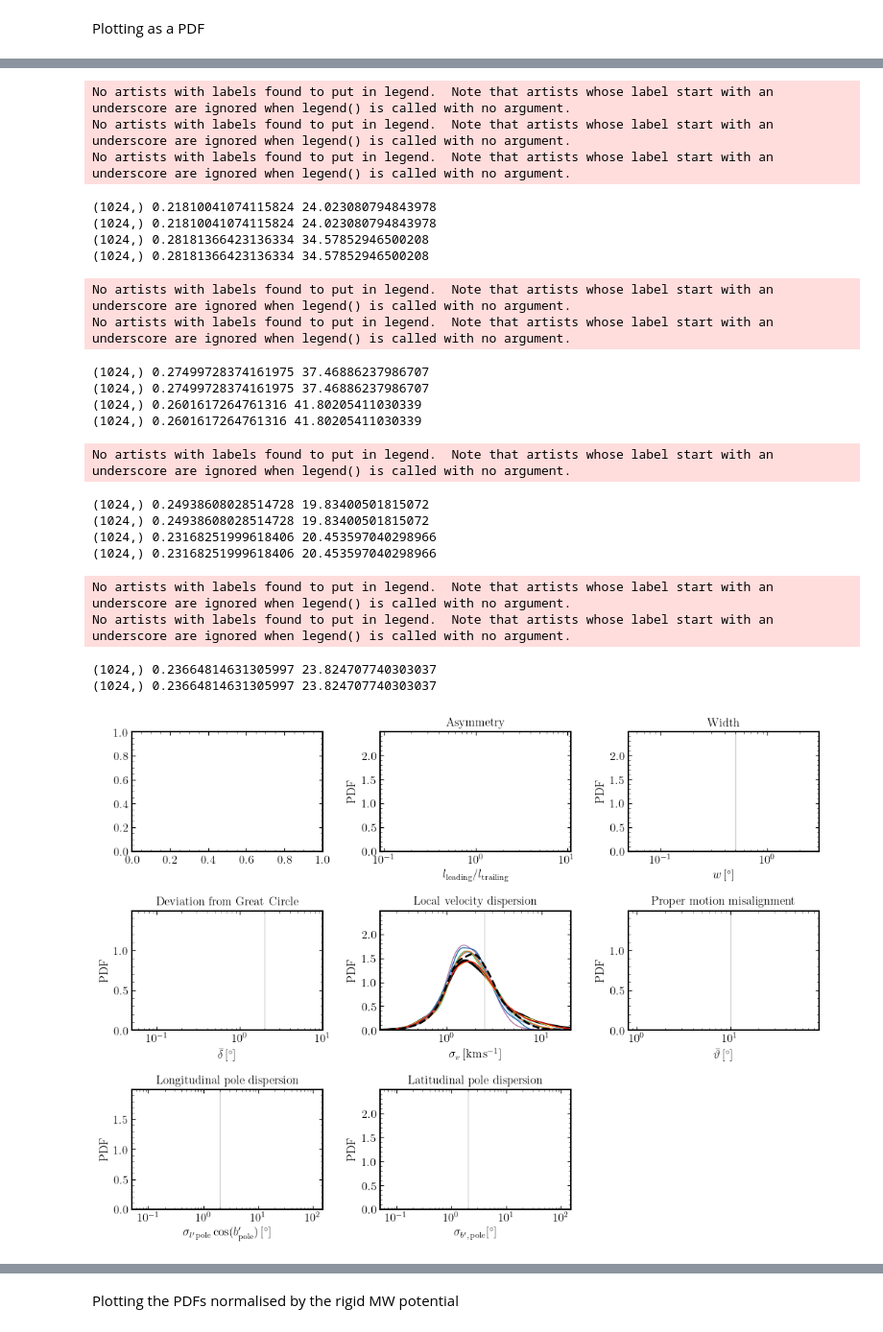
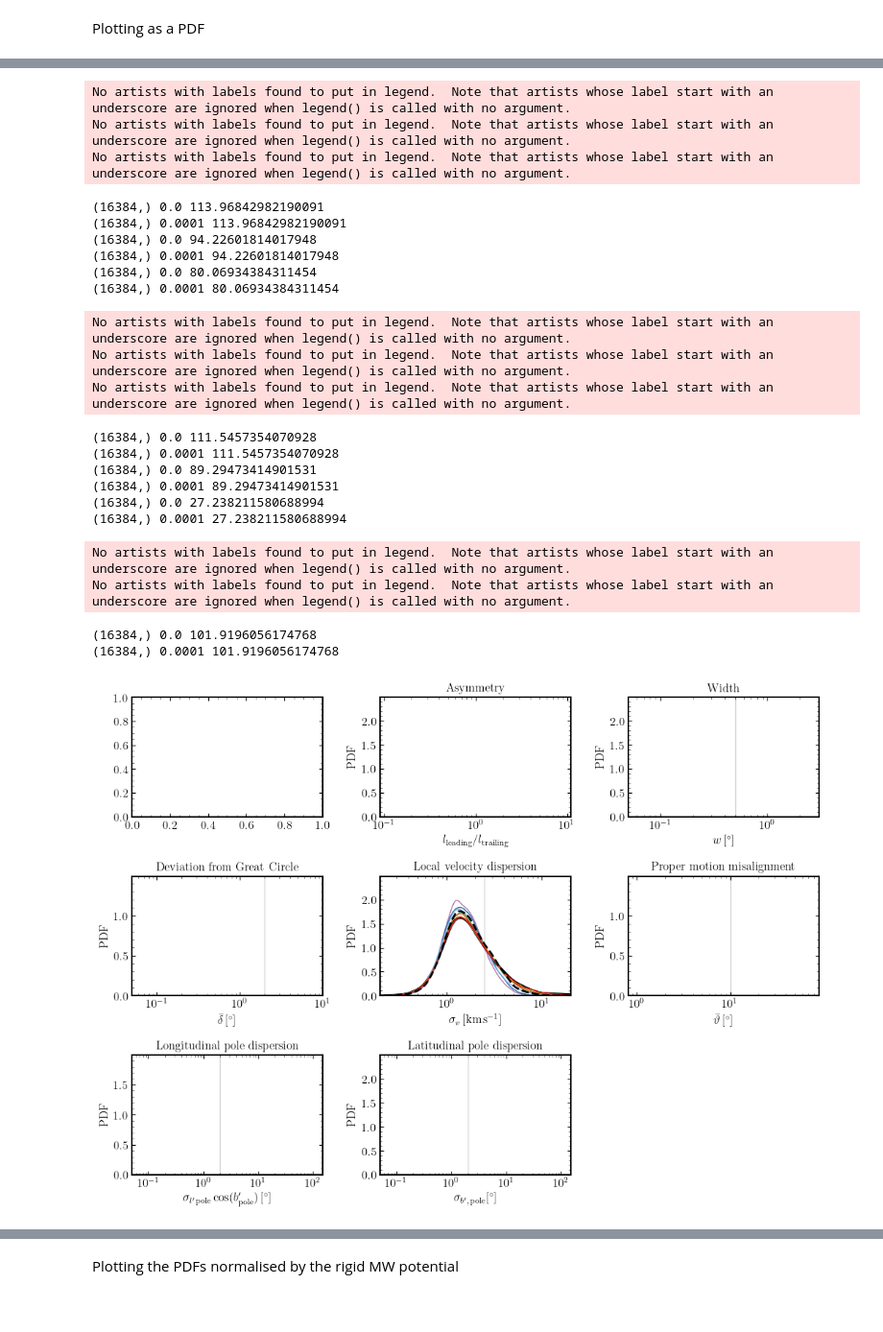
Before and after one commit to dc-broo3/oceanus, a Jupyter notebook: analysis/datamining.ipynb, the cells around one changed output, grey strips where cells are left out. Shown at 96% size. Cells and saved outputs as stored; diff of their text form; code cells hidden in the pictures.

Commit message:
Making sure everything is saved for oceanus

```diff
--- a/analysis/datamining.ipynb
+++ b/analysis/datamining.ipynb
@@ -414,7 +414,7 @@ def PDFs(path, plotname, savefig=False):
 
     potentials = list(['rigid-mw.hdf5','static-mw.hdf5', 'rm-MWhalo-full-MWdisc-full-LMC.hdf5', 'em-MWhalo-full-MWdisc-full-LMC.hdf5',\
                            'md-MWhalo-full-MWdisc-full-LMC.hdf5', 'mq-MWhalo-full-MWdisc-full-LMC.hdf5', 'mdq-MWhalo-full-MWdisc-full-LMC.hdf5',\
-                            'full-MWhalo-full-MWdisc-no-LMC.hdf5', 'Full-MWhalo-MWdisc-LMC.hdf5'])
+                            'full-MWhalo-full-MWdisc-no-LMC.hdf5', 'full-MWhalo-full-MWdisc-full-LMC.hdf5'])
 
     labels = list(['Rigid MW without motion (no LMC)', 'Rigid MW + motion (no LMC)', 'Rigid Monopole \& LMC', 'Evolving Monopole \& LMC', \
                    'Monopole + Dipole \& LMC', 'Monopole + Quadrupole \& LMC',\
@@ -427,7 +427,7 @@ def PDFs(path, plotname, savefig=False):
             # widths = np.array(file['widths'])
             loc_veldis = np.array(file['loc_veldis'])
             # track_deform = np.array(file['track_deform'])
-            # pm_ang = np.array(file['pm_misalignment'])
+            pm_ang = np.array(file['pm_misalignment'])
 
             # lons = np.array(file['lons'])
             # l_lead = np.nanpercentile(lons, 95, axis=1)
@@ -618,7 +618,7 @@ def PDFs(path, plotname, savefig=False):
         plt.savefig(savepath, bbox_inches='tight')
     plt.close()
 # %%
-path = '/mnt/ceph/users/rbrooks/oceanus/analysis/stream-runs/combined-files/plotting_data/1024-dthalfMyr-10rpmin-75ramax/' # 1024-dthalfMyr-10rpmin-75ramax
+path = '/mnt/ceph/users/rbrooks/oceanus/analysis/stream-runs/combined-files/plotting_data/16384-dt1Myr/' # 1024-dthalfMyr-10rpmin-75ramax
 plotname= 'fig3-pdf-smallersample'
 
 PDFs(path, plotname, False)
@@ -631,23 +631,23 @@ No artists with labels found to put in legend.  Note that artists whose label st
 No artists with labels found to put in legend.  Note that artists whose label start with an underscore are ignored when legend() is called with no argument.
 No artists with labels found to put in legend.  Note that artists whose label start with an underscore are ignored when legend() is called with no argument.
 No artists with labels found to put in legend.  Note that artists whose label start with an underscore are ignored when legend() is called with no argument.
-(1024,) 0.21810041074115824 24.023080794843978
-(1024,) 0.21810041074115824 24.023080794843978
-(1024,) 0.28181366423136334 34.57852946500208
-(1024,) 0.28181366423136334 34.57852946500208
+(16384,) 0.0 113.96842982190091
+(16384,) 0.0001 113.96842982190091
+(16384,) 0.0 94.22601814017948
+(16384,) 0.0001 94.22601814017948
+(16384,) 0.0 80.06934384311454
+(16384,) 0.0001 80.06934384311454
 No artists with labels found to put in legend.  Note that artists whose label start with an underscore are ignored when legend() is called with no argument.
 No artists with labels found to put in legend.  Note that artists whose label start with an underscore are ignored when legend() is called with no argument.
+No artists with labels found to put in legend.  Note that artists whose label start with an underscore are ignored when legend() is called with no argument.
-(1024,) 0.27499728374161975 37.46886237986707
-(1024,) 0.27499728374161975 37.46886237986707
-(1024,) 0.2601617264761316 41.80205411030339
-(1024,) 0.2601617264761316 41.80205411030339
+(16384,) 0.0 111.5457354070928
+(16384,) 0.0001 111.5457354070928
+(16384,) 0.0 89.29473414901531
+(16384,) 0.0001 89.29473414901531
+(16384,) 0.0 27.238211580688994
+(16384,) 0.0001 27.238211580688994
 No artists with labels found to put in legend.  Note that artists whose label start with an underscore are ignored when legend() is called with no argument.
+No artists with labels found to put in legend.  Note that artists whose label start with an underscore are ignored when legend() is called with no argument.
-(1024,) 0.24938608028514728 19.83400501815072
-(1024,) 0.24938608028514728 19.83400501815072
-(1024,) 0.23168251999618406 20.453597040298966
-(1024,) 0.23168251999618406 20.453597040298966
+(16384,) 0.0 101.9196056174768
+(16384,) 0.0001 101.9196056174768
-No artists with labels found to put in legend.  Note that artists whose label start with an underscore are ignored when legend() is called with no argument.
-No artists with labels found to put in legend.  Note that artists whose label start with an underscore are ignored when legend() is called with no argument.
-(1024,) 0.23664814631305997 23.824707740303037
-(1024,) 0.23664814631305997 23.824707740303037
-[figure, old version]
+[figure, new version]
```
Also changed, not shown: parts of 4 cells of this notebook, 2 other files.
